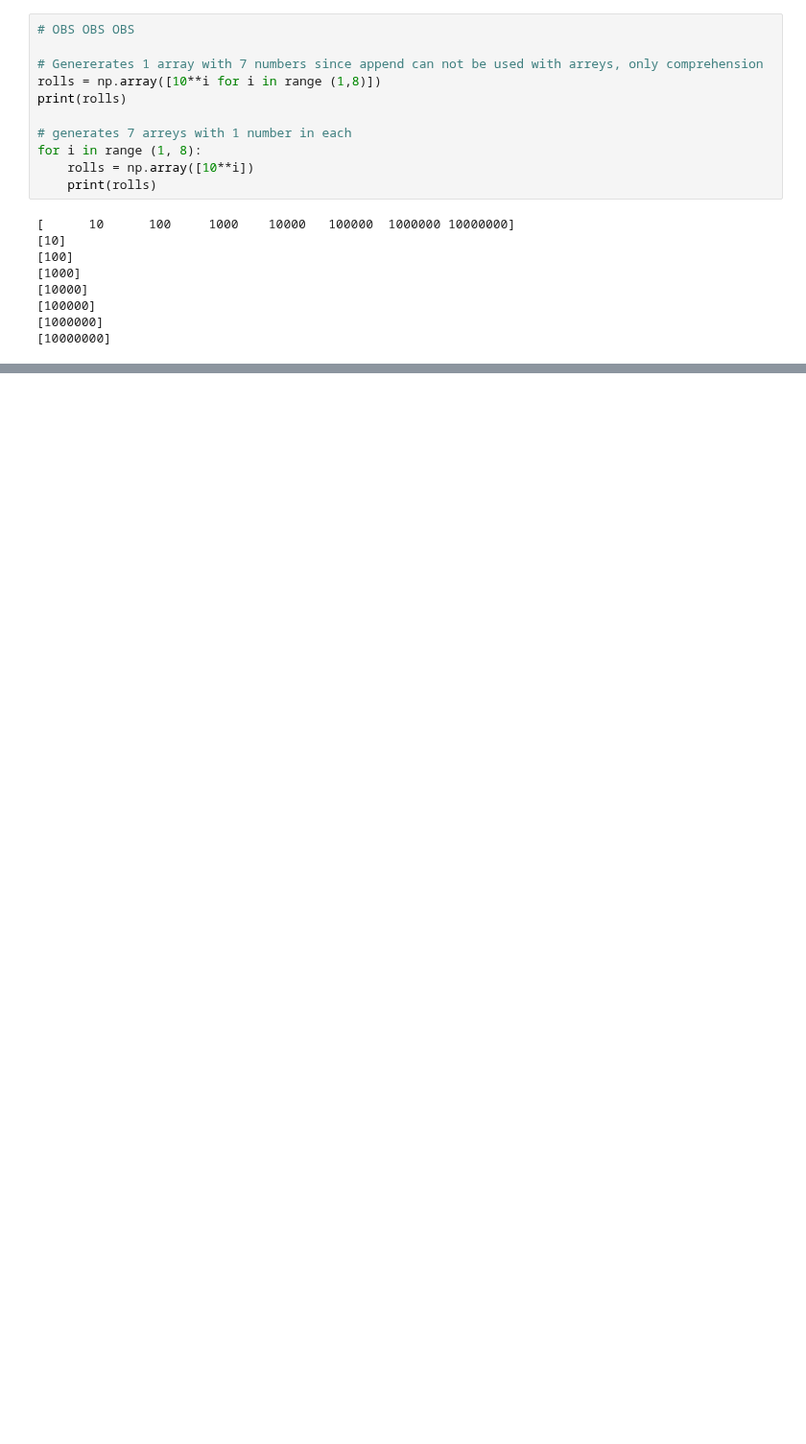
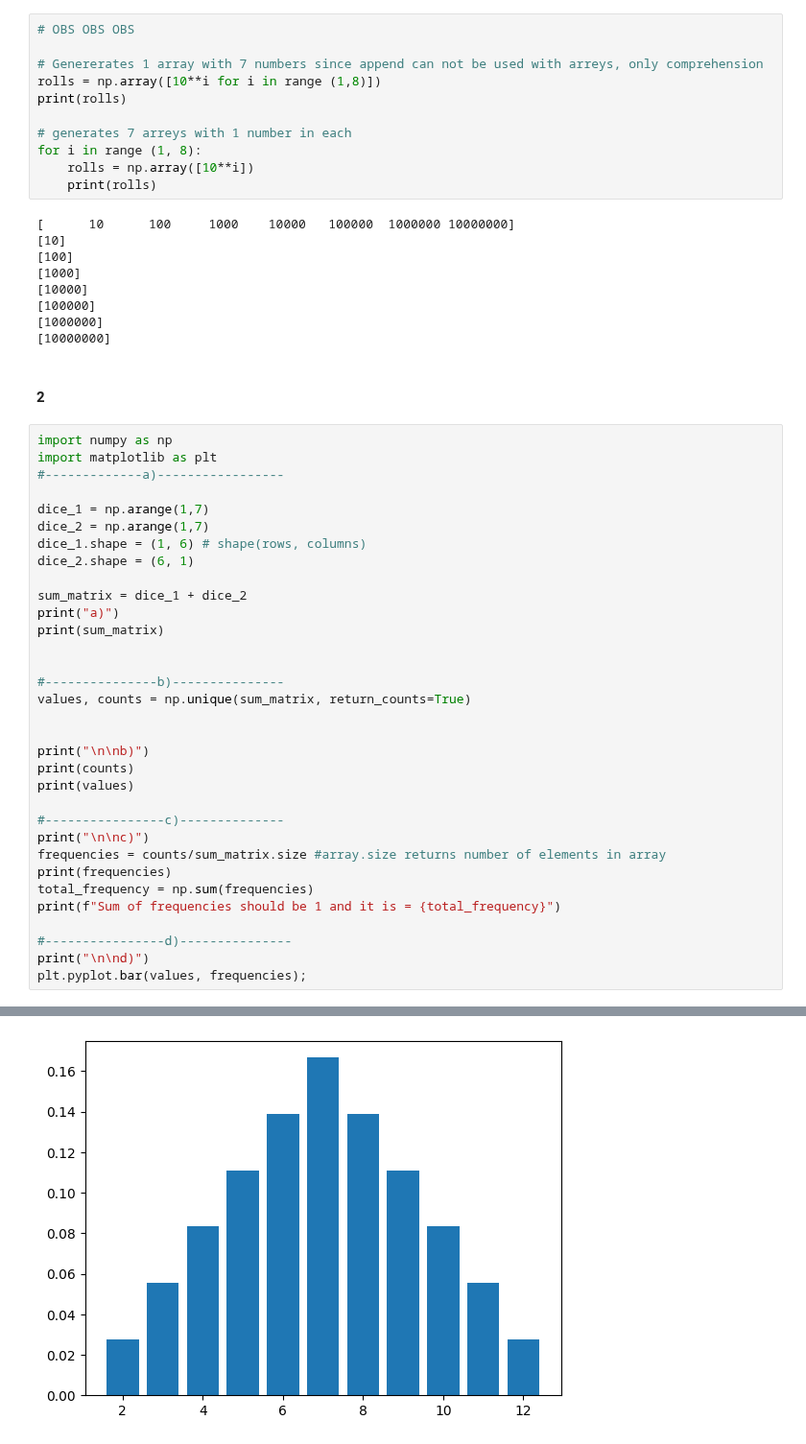
Before and after one commit to DorotaBjoorn/Python-Dorota-Bjoorn, a Jupyter notebook: Excercises/EX10_numpy.ipynb, the cells around one changed output, grey strips where cells are left out. Shown at 96% size. Cells and saved outputs as stored; diff of their text form; blank space fills up the shorter version.

```diff
--- a/Excercises/EX10_numpy.ipynb
+++ b/Excercises/EX10_numpy.ipynb
@@ -60,3 +60,39 @@ for i in range (1, 8):
 [100000]
 [1000000]
 [10000000]
+# %% [markdown]
+#### 2
+# %%
+import numpy as np
+import matplotlib as plt
+#-------------a)-----------------
+
+dice_1 = np.arange(1,7)
+dice_2 = np.arange(1,7)
+dice_1.shape = (1, 6) # shape(rows, columns)
+dice_2.shape = (6, 1)
+
+sum_matrix = dice_1 + dice_2
+print("a)")
+print(sum_matrix)
+
+
+#---------------b)---------------
+values, counts = np.unique(sum_matrix, return_counts=True)
+
+
+print("\n\nb)")
+print(counts)
+print(values)
+
+#----------------c)--------------
+print("\n\nc)")
+frequencies = counts/sum_matrix.size #array.size returns number of elements in array
+print(frequencies)
+total_frequency = np.sum(frequencies)
+print(f"Sum of frequencies should be 1 and it is = {total_frequency}")
+
+#----------------d)---------------
+print("\n\nd)")
+plt.pyplot.bar(values, frequencies);
+# %% [output]
@@ -62,0 +116 @@ for i in range (1, 8):
+[figure, added]
```
Also changed, not shown: parts of 2 cells of this notebook.
